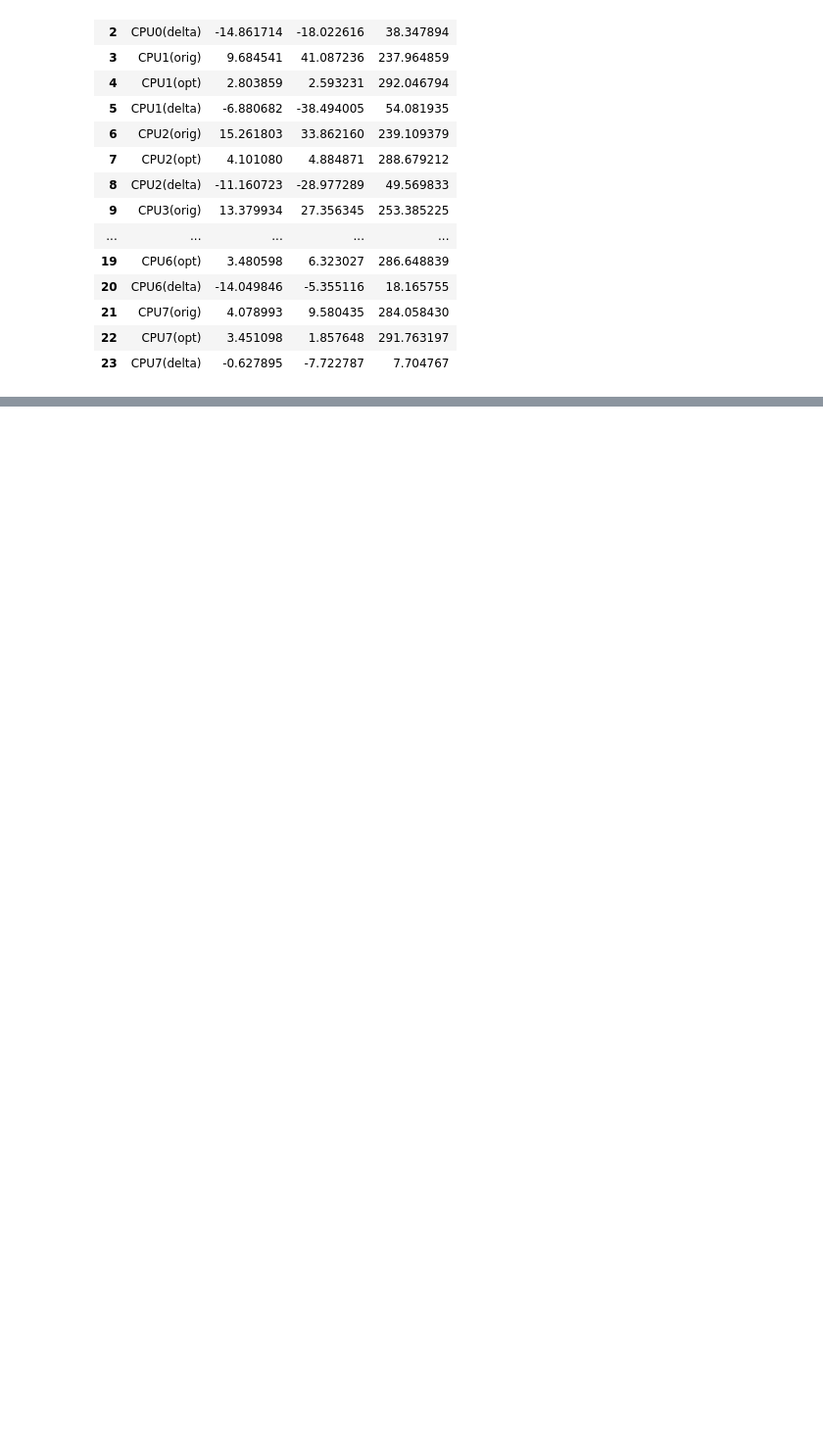
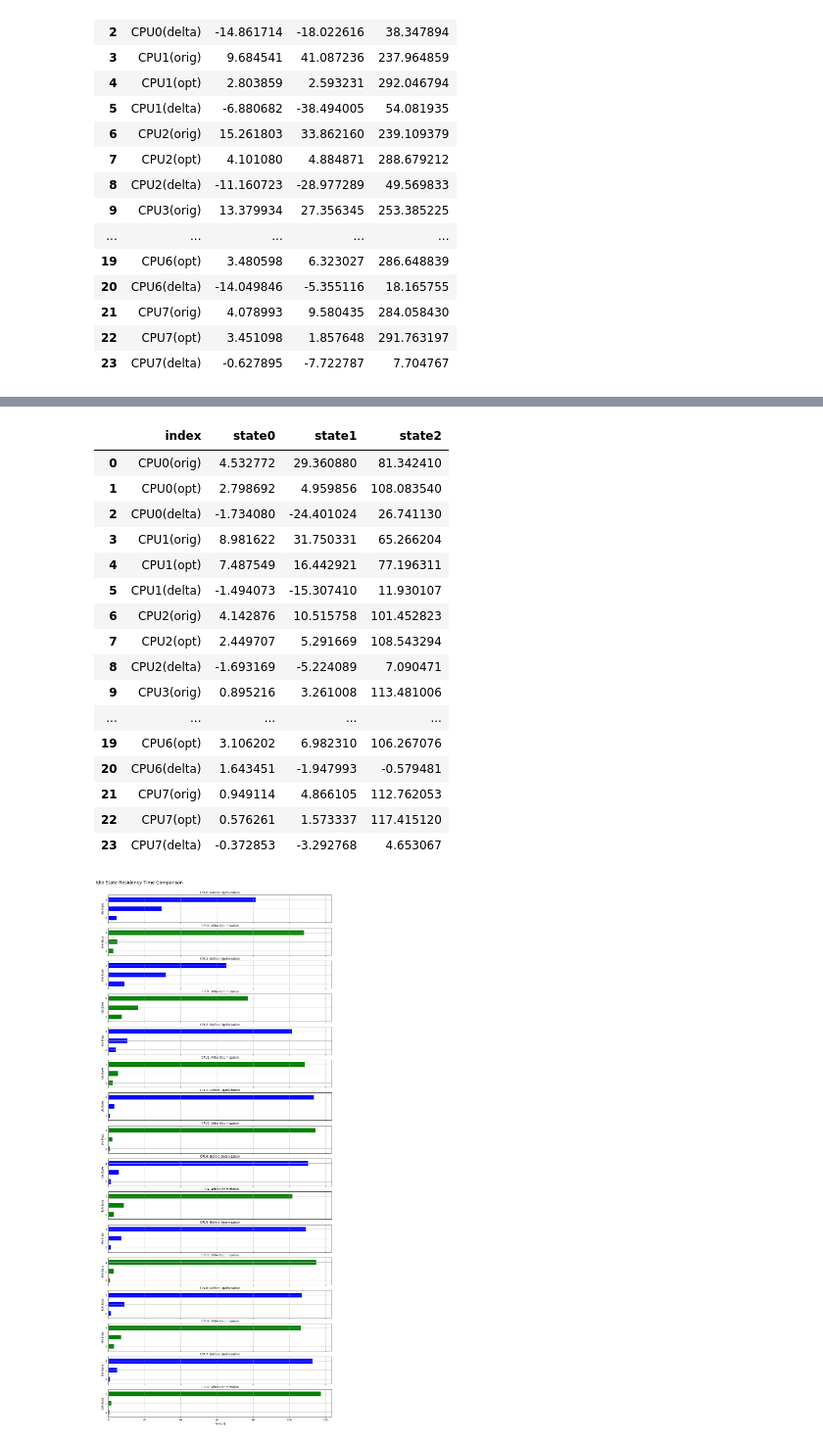
Before and after one commit to Leo-Yan/lisa, a Jupyter notebook: ipynb/examples/trace_analysis/TraceAnalysis_IdleStates-hikey-v2.ipynb, the cells around one changed output, grey strips where cells are left out. Shown at 98% size. Saved outputs shown, nothing was run; the diff lists cells and outputs as text; code cells hidden in the pictures; blank space fills up the shorter version.

```diff
--- a/ipynb/examples/trace_analysis/TraceAnalysis_IdleStates-hikey-v2.ipynb
+++ b/ipynb/examples/trace_analysis/TraceAnalysis_IdleStates-hikey-v2.ipynb
@@ -401,0 +851,20 @@ df
+# %%
+res_dir = '/home/leoy/Work2/Develop/test/cpuidle_loop_rework/android-4.14-vincent-state2/prev_opt/video/'
+trace_file = os.path.join(res_dir, "trace.dat")
+
+trace = Trace(platform, trace_file, events=my_conf['ftrace']['events'], normalize_time=True)
+
+prev_ia = trace.analysis.idle
+
+res_dir = '/home/leoy/Work2/Develop/test/cpuidle_loop_rework/android-4.14-vincent-state2/post_opt/video/'
+trace_file = os.path.join(res_dir, "trace.dat")
+
+trace = Trace(platform, trace_file, events=my_conf['ftrace']['events'], normalize_time=True)
+
+post_ia = trace.analysis.idle
+
+plotCPUIdleStateResidencyComparison(prev_ia, post_ia)
+
+df = dfCPUIdleStateResidencyComparison(prev_ia, post_ia)
+df
+# %% [output]
@@ -401,0 +875,18 @@ df
+|  | index | state0 | state1 | state2 |
+| 0 | CPU0(orig) | 4.532772 | 29.360880 | 81.342410 |
+| 1 | CPU0(opt) | 2.798692 | 4.959856 | 108.083540 |
+| 2 | CPU0(delta) | -1.734080 | -24.401024 | 26.741130 |
+| 3 | CPU1(orig) | 8.981622 | 31.750331 | 65.266204 |
+| 4 | CPU1(opt) | 7.487549 | 16.442921 | 77.196311 |
+| 5 | CPU1(delta) | -1.494073 | -15.307410 | 11.930107 |
+| 6 | CPU2(orig) | 4.142876 | 10.515758 | 101.452823 |
+| 7 | CPU2(opt) | 2.449707 | 5.291669 | 108.543294 |
+| 8 | CPU2(delta) | -1.693169 | -5.224089 | 7.090471 |
+| 9 | CPU3(orig) | 0.895216 | 3.261008 | 113.481006 |
+| ... | ... | ... | ... | ... |
+| 19 | CPU6(opt) | 3.106202 | 6.982310 | 106.267076 |
+| 20 | CPU6(delta) | 1.643451 | -1.947993 | -0.579481 |
+| 21 | CPU7(orig) | 0.949114 | 4.866105 | 112.762053 |
+| 22 | CPU7(opt) | 0.576261 | 1.573337 | 117.415120 |
+| 23 | CPU7(delta) | -0.372853 | -3.292768 | 4.653067 |
+[figure, added]
```
Also changed, not shown: parts of 43 cells of this notebook.
